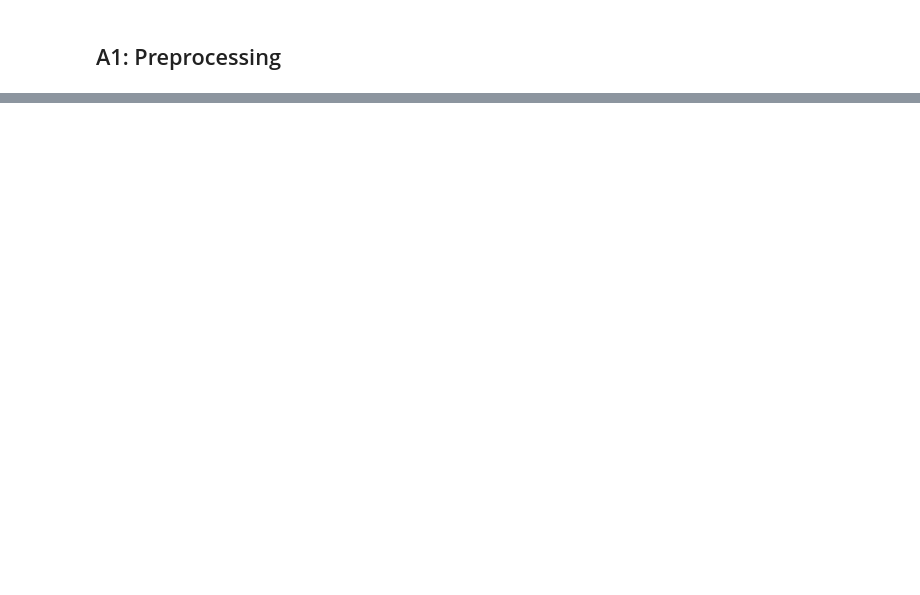
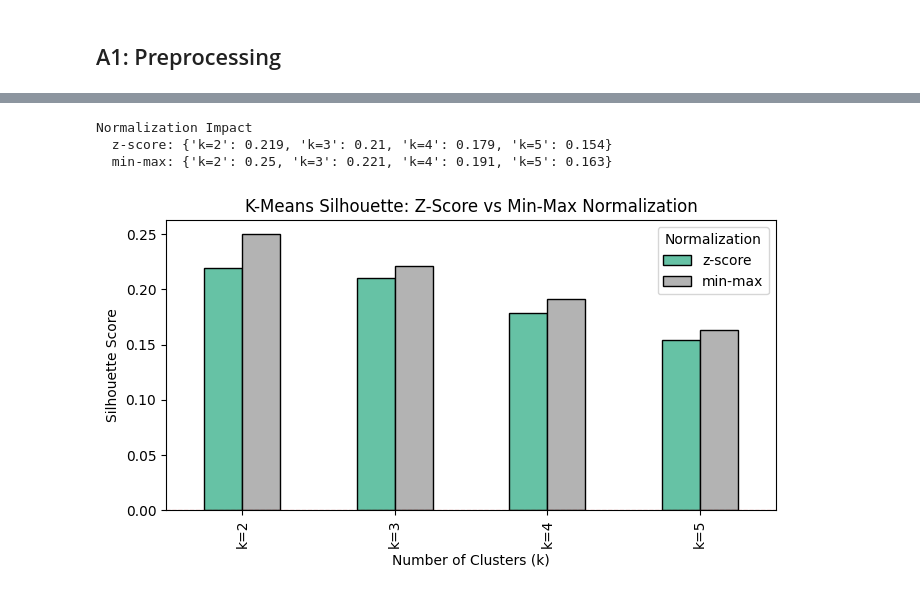
Before and after one commit to Paz77/DataScienceProject, a Jupyter notebook: research_dna_analysis.ipynb, the cells around one changed output, grey strips where cells are left out. Cells and saved outputs as stored; diff of their text form; code cells hidden in the pictures; blank space fills up the shorter version.

Commit message:
Clustering & Anomaly Detection.

```diff
--- a/research_dna_analysis.ipynb
+++ b/research_dna_analysis.ipynb
@@ -204,0 +291,30 @@ All outputs saved!
+# %%
+# Normalization Impact: z-score vs min-max
+print("Normalization Impact")
+norm_data ={'z-score': venue_tfidf_zscore, 'min-max': venue_tfidf_minmax}
+norm_results= {}
+for norm_name, x_norm in norm_data.items():
+    row = {}
+    for k in range(2, len(venues)):
+        km = KMeans(n_clusters=k, random_state=42, n_init=10)
+        y_pred= km.fit_predict(x_norm)
+        sil= silhouette_score(x_norm, y_pred) if len(set(y_pred)) > 1 else -1.0
+        row[f"k={k}"] =round(sil, 3)
+    norm_results[norm_name]=row
+    print(f"  {norm_name}: {row}")
+
+norm_df= pd.DataFrame(norm_results).T
+fig, ax = plt.subplots(figsize=(7, 4))
+norm_df.T.plot(kind='bar', ax=ax, colormap='Set2', edgecolor='k')
+ax.set_xlabel("Number of Clusters (k)")
+ax.set_ylabel("Silhouette Score")
+ax.set_title("K-Means Silhouette: Z-Score vs Min-Max Normalization")
+ax.axhline(0, color='red', linestyle='--', linewidth=0.8)
+ax.legend(title="Normalization")
+plt.tight_layout()
+plt.show()
+# %% [output]
+Normalization Impact
+  z-score: {'k=2': 0.219, 'k=3': 0.21, 'k=4': 0.179, 'k=5': 0.154}
+  min-max: {'k=2': 0.25, 'k=3': 0.221, 'k=4': 0.191, 'k=5': 0.163}
+[figure, added]
```
Also changed, not shown: parts of 18 cells of this notebook.
